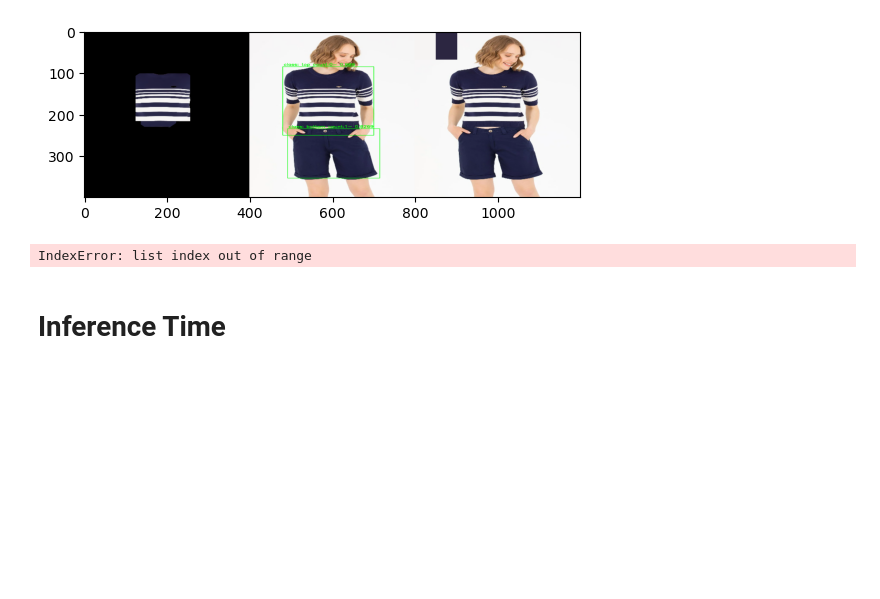
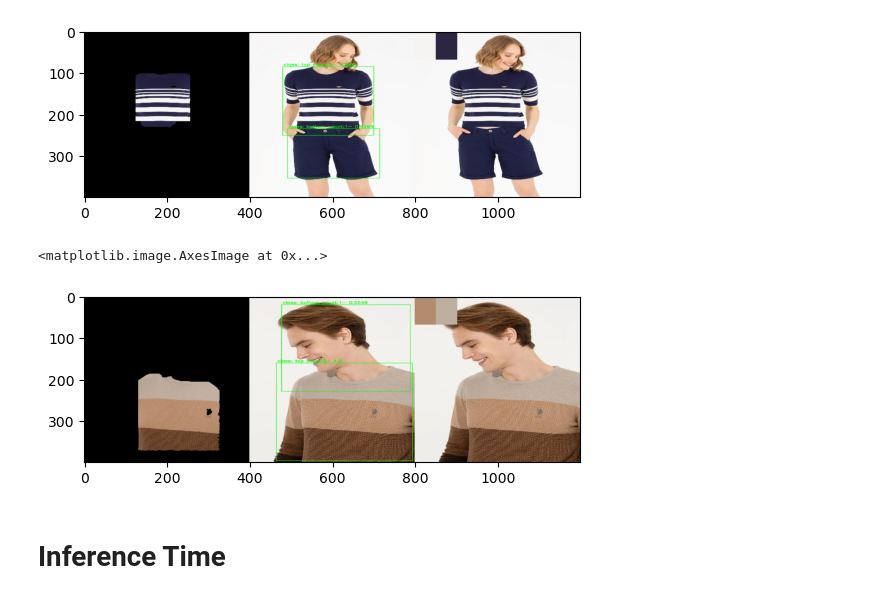
Before and after one commit to melihkacaman/inference_for_data_prep, a Jupyter notebook: notebooks/05 Color Detection Selection Method.ipynb, the cells around one changed output. Cells and saved outputs as stored; diff of their text form; code cells hidden in the pictures; blank space fills up the shorter version.

Commit message:
prediction method prepared for graph cut

```diff
--- a/notebooks/05 Color Detection Selection Method.ipynb
+++ b/notebooks/05 Color Detection Selection Method.ipynb
@@ -332,6 +332,8 @@ def k_graph_cut(img_path:str, detector: DetectorTF2, zoom_rate = 2, max_palette
     actual_img = cv2.cvtColor(img, cv2.COLOR_BGR2RGB)
     det_boxes = detector.DetectFromImage(img)
     detected_img = cv2.cvtColor(detector.DisplayDetections(img, det_boxes), cv2.COLOR_BGR2RGB)
+
+    assert len(det_boxes) > 0, "No bounding box !"
 
     # biletarel filter
     img = cv2.bilateralFilter(actual_img, 15, 75, 75)
@@ -423,7 +425,7 @@ def k_graph_cut(img_path:str, detector: DetectorTF2, zoom_rate = 2, max_palette
     selected_dominant_colors = [ast.literal_eval(color) for color in selected_dominant_colors]
     rgb_colors = [convert_color(LabColor(lab_color[0], lab_color[1], lab_color[2]), sRGBColor).get_upscaled_value_tuple() for lab_color in selected_dominant_colors]
 
-    return actual_img, img_graph_cutted,detected_img, rgb_colors
+    return actual_img, img_graph_cutted, detected_img, rgb_colors
 # %%
 report = report_image("../data/IMG_all/demo/kahve erkek.png", k_graph_cut, 4)
 plt.imshow(report)
@@ -443,10 +445,14 @@ plt.imshow(report)
 <matplotlib.image.AxesImage at 0x...>
 [figure]
 # %%
-report = report_image("../data/IMG_all/demo/renk_detay.png", k_graph_cut, 4)
-plt.imshow(report)
+# report = report_image("../data/IMG_all/demo/renk_detay.png", k_graph_cut, 4)
+# plt.imshow(report)
-# %% [output]
-IndexError: list index out of range
+# %%
+report = report_image("../data/IMG_all/demo/kahve erkek.png", k_graph_cut, 4)
+plt.imshow(report)
+# %% [output]
+<matplotlib.image.AxesImage at 0x...>
+[figure, added]
 # %% [markdown]
 # Inference Time
 # %%
```
Also changed, not shown: parts of 1 cell of this notebook.
